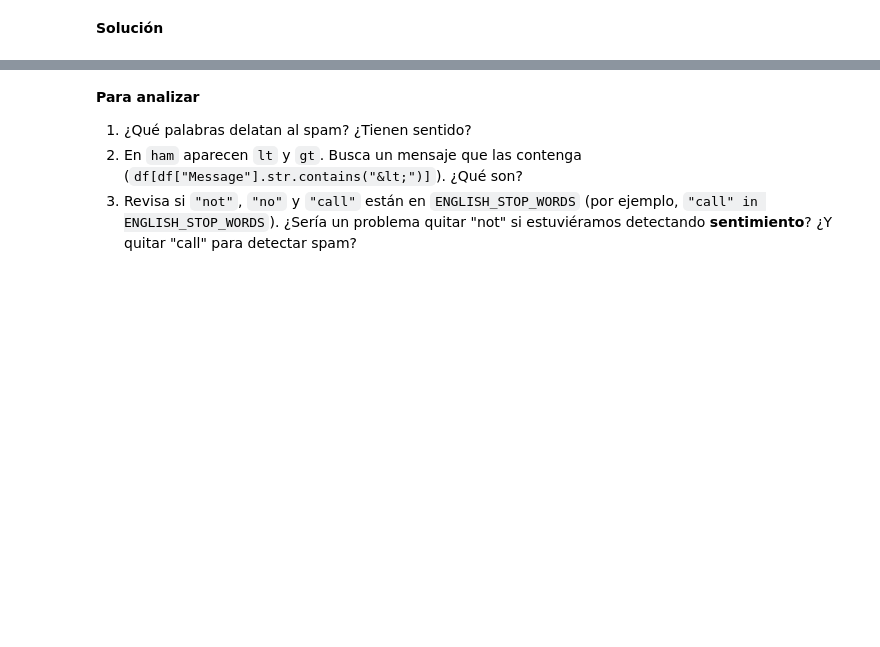
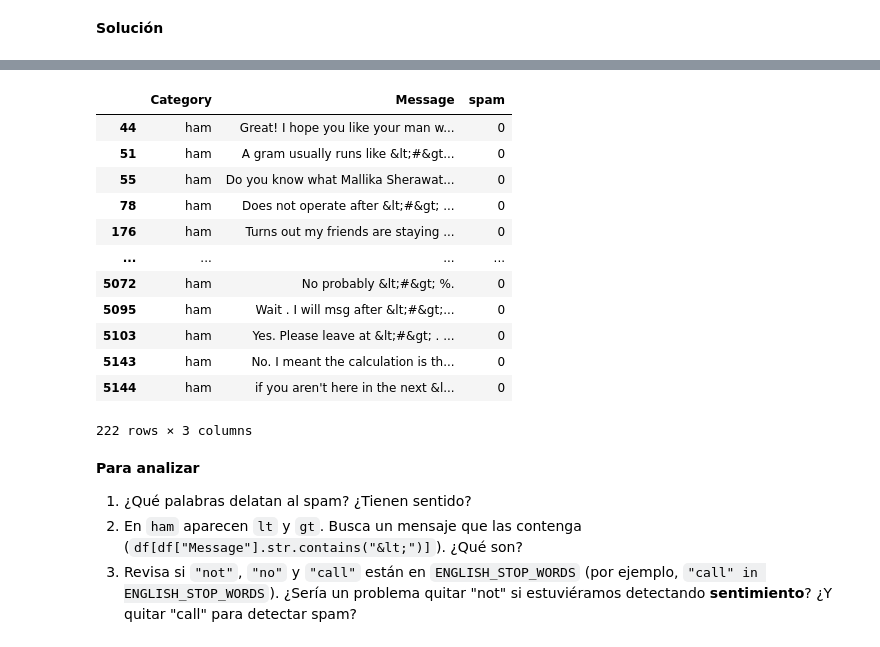
Before and after one commit to marcell-llerena/datascience-g8, a Jupyter notebook: notebooks/20261002_42_nlp_ejercicios.ipynb, the cells around one changed output, grey strips where cells are left out. Saved outputs shown, nothing was run; the diff lists cells and outputs as text; code cells hidden in the pictures; blank space fills up the shorter version.

```diff
--- a/notebooks/20261002_42_nlp_ejercicios.ipynb
+++ b/notebooks/20261002_42_nlp_ejercicios.ipynb
@@ -189,3 +258,19 @@ plt.show()
+# %%
+df[df["Message"].str.contains("&lt;")]
+# %% [output]
+|  | Category | Message | spam |
+| 44 | ham | Great! I hope you like your man w... | 0 |
+| 51 | ham | A gram usually runs like &lt;#&gt... | 0 |
+| 55 | ham | Do you know what Mallika Sherawat... | 0 |
+| 78 | ham | Does not operate after &lt;#&gt; ... | 0 |
+| 176 | ham | Turns out my friends are staying ... | 0 |
+| ... | ... | ... | ... |
+| 5072 | ham | No probably &lt;#&gt; %. | 0 |
+| 5095 | ham | Wait . I will msg after &lt;#&gt;... | 0 |
+| 5103 | ham | Yes. Please leave at &lt;#&gt; . ... | 0 |
+| 5143 | ham | No. I meant the calculation is th... | 0 |
+| 5144 | ham | if you aren't here in the next &l... | 0 |
+222 rows × 3 columns
 # %% [markdown]
 **Para analizar**
 
```
Also changed, not shown: parts of 48 cells of this notebook, 3 other files.
